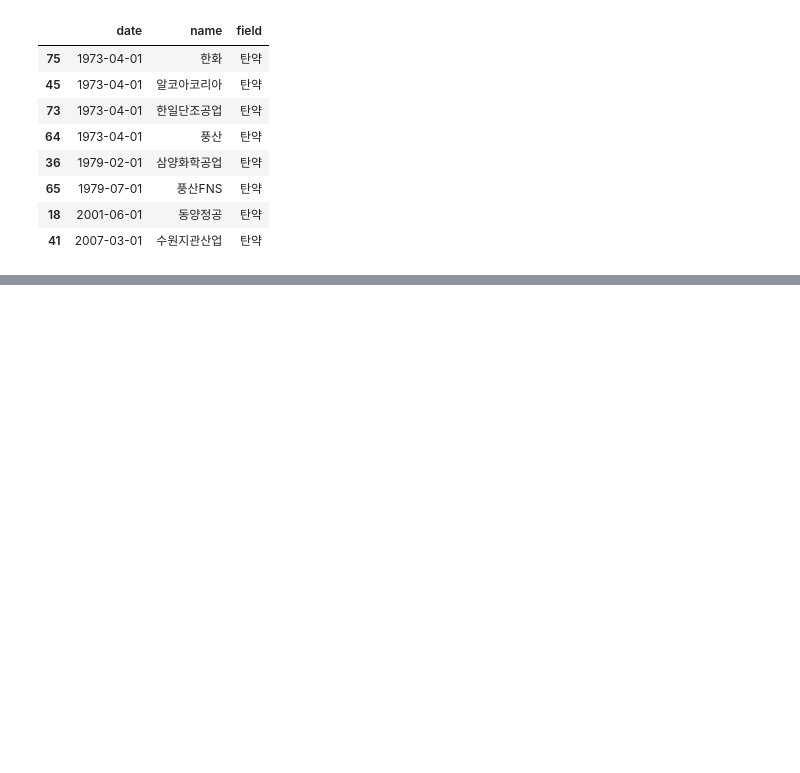
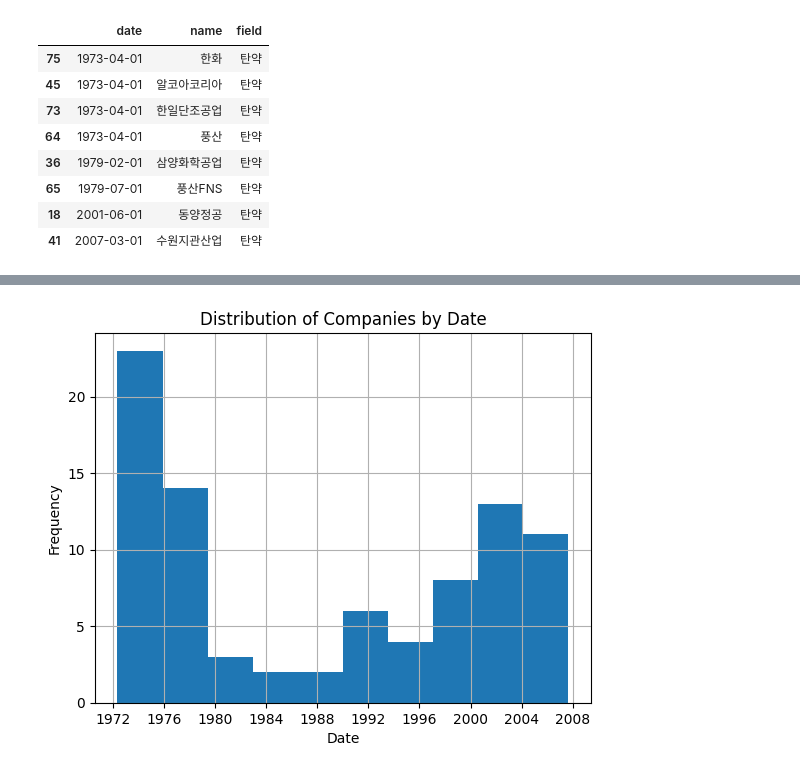
Before and after one commit to vivianpark8/pandas, a Jupyter notebook: 02_file_load_save.ipynb, the cells around one changed output, grey strips where cells are left out. Cells and saved outputs as stored; diff of their text form; code cells hidden in the pictures; blank space fills up the shorter version.

```diff
--- a/02_file_load_save.ipynb
+++ b/02_file_load_save.ipynb
@@ -284,0 +284,10 @@ KeyError: 'date'
+# %%
+import matplotlib.pyplot as plt
+
+new['지정일자'].hist()
+plt.title('Distribution of Companies by Date')
+plt.xlabel('Date')
+plt.ylabel('Frequency')
+plt.show()
+# %% [output]
+[figure, added]
```
Also changed, not shown: parts of 1 cell of this notebook, 8 other files.
